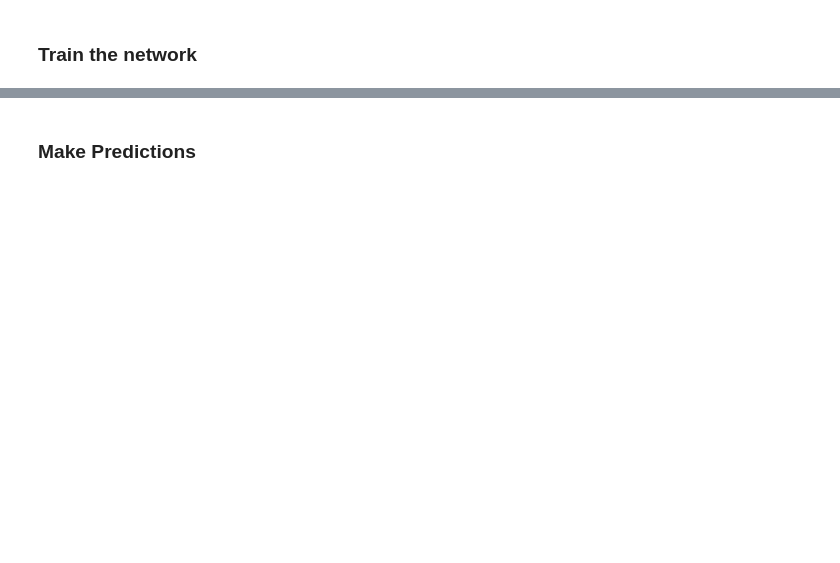
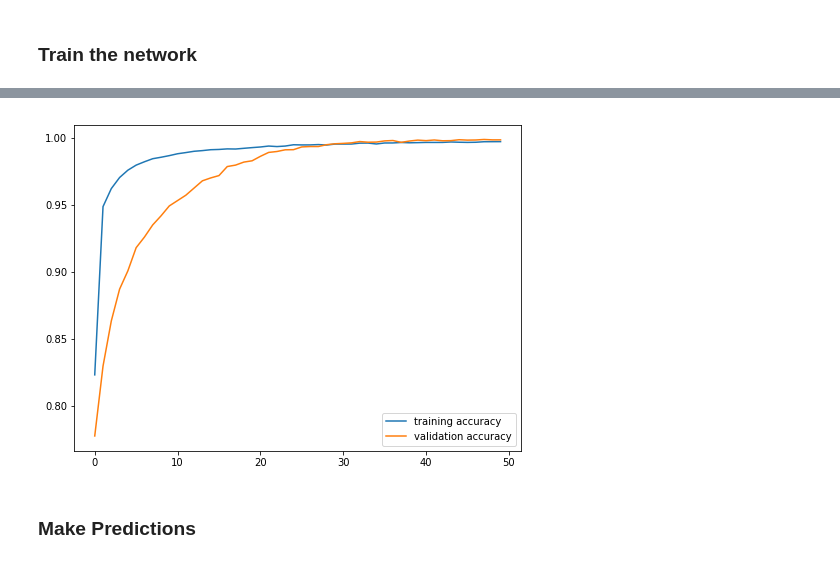
Before and after one commit to ironcladgeek/Kaggle-Competitions, a Jupyter notebook: Computer-Vision/Kannada-MNIST/Kannada-MNIST_PyTorch.ipynb, the cells around one changed output, grey strips where cells are left out. Drawn from its saved outputs; the diff is of its cells as text; code cells hidden in the pictures; blank space fills up the shorter version.

```diff
--- a/Computer-Vision/Kannada-MNIST/Kannada-MNIST_PyTorch.ipynb
+++ b/Computer-Vision/Kannada-MNIST/Kannada-MNIST_PyTorch.ipynb
@@ -263,3 +318,11 @@ torch.save({
+# %%
+fig = plt.figure(figsize=(8, 6))
+plt.plot(accuracies['train'], label='training accuracy')
+plt.plot(accuracies['val'], label='validation accuracy')
+plt.legend()
+plt.show()
+# %% [output]
+[figure, added]
 # %% [markdown]
 ### Make Predictions
 # %%
```
Also changed, not shown: parts of 30 cells of this notebook.
